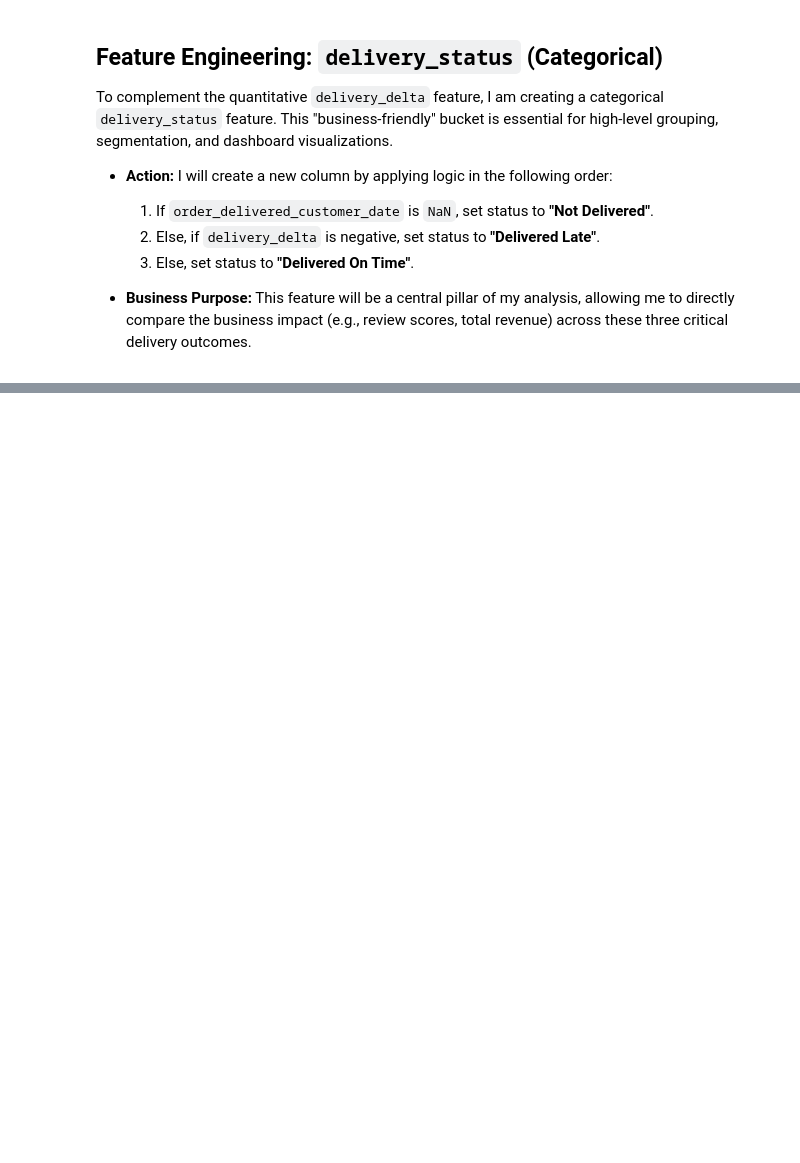
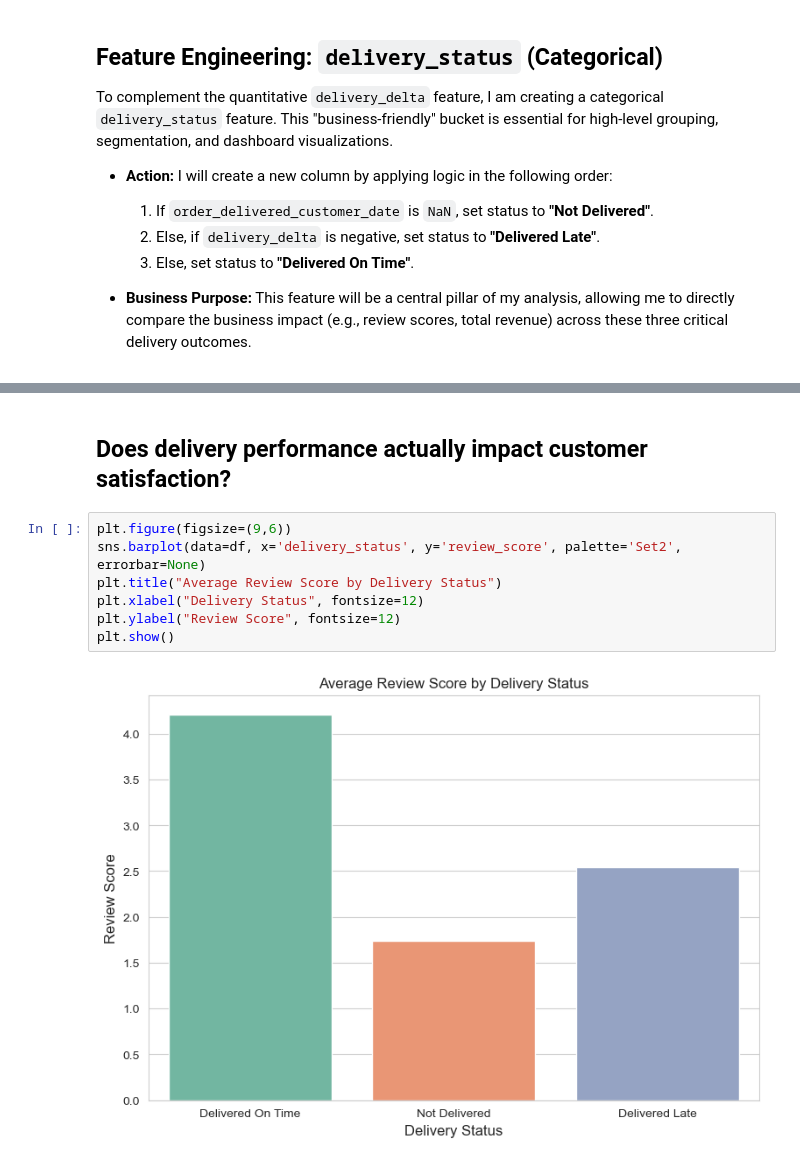
Before and after one commit to zeeshan-akram-ds/Olist-ECommerce-Analysis, a Jupyter notebook: notebooks/02-analysis.ipynb, the cells around one changed output, grey strips where cells are left out. Saved outputs shown, nothing was run; the diff lists cells and outputs as text; blank space fills up the shorter version.

```diff
--- a/notebooks/02-analysis.ipynb
+++ b/notebooks/02-analysis.ipynb
@@ -261,0 +342,11 @@ To complement the quantitative `delivery_delta` feature, I am creating a categor
+# %% [markdown]
+## Does delivery performance actually impact customer satisfaction?
+# %%
+plt.figure(figsize=(9,6))
+sns.barplot(data=df, x='delivery_status', y='review_score', palette='Set2', errorbar=None)
+plt.title("Average Review Score by Delivery Status")
+plt.xlabel("Delivery Status", fontsize=12)
+plt.ylabel("Review Score", fontsize=12)
+plt.show()
+# %% [output]
+[figure, added]
```
Also changed, not shown: parts of 9 cells of this notebook.
